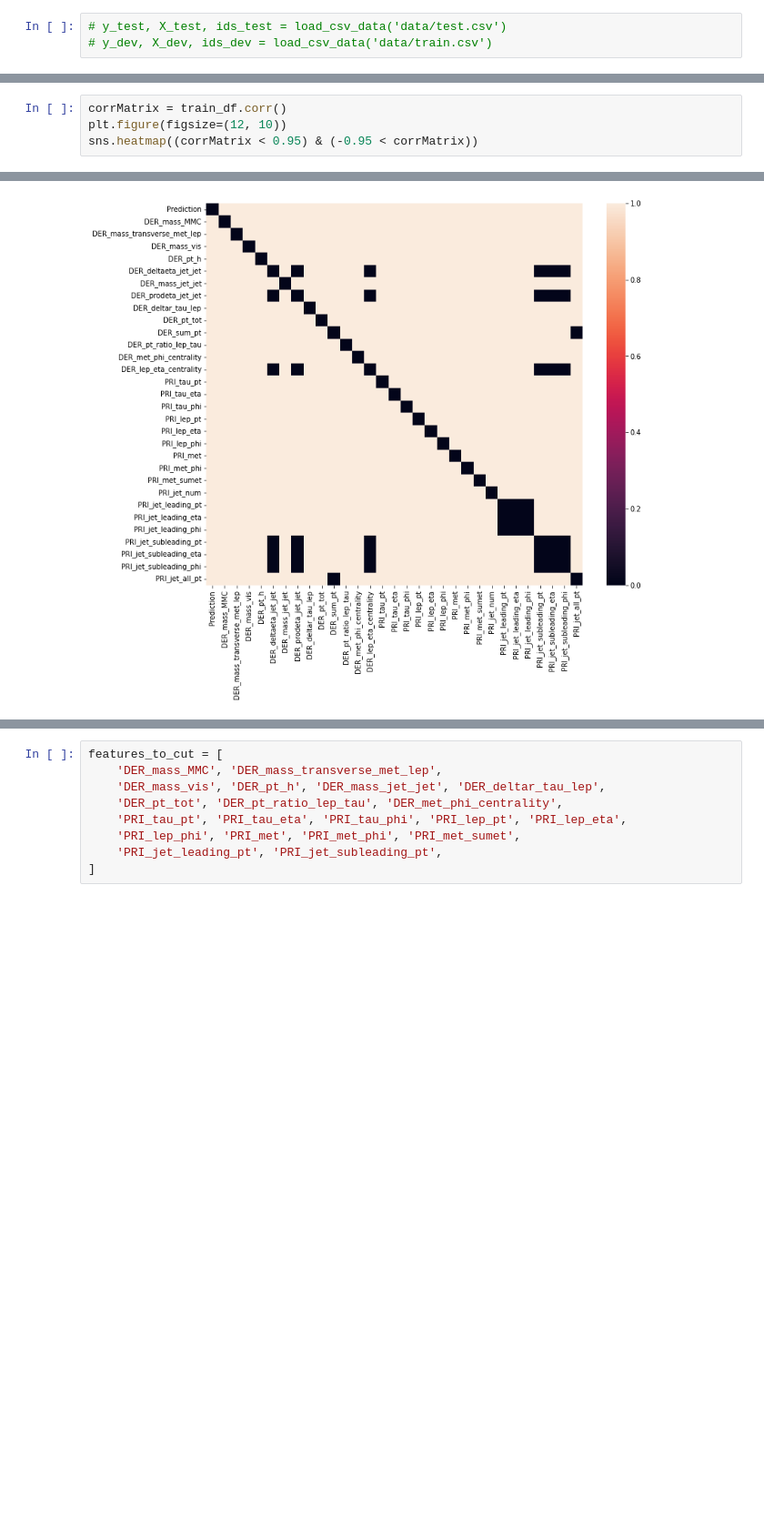
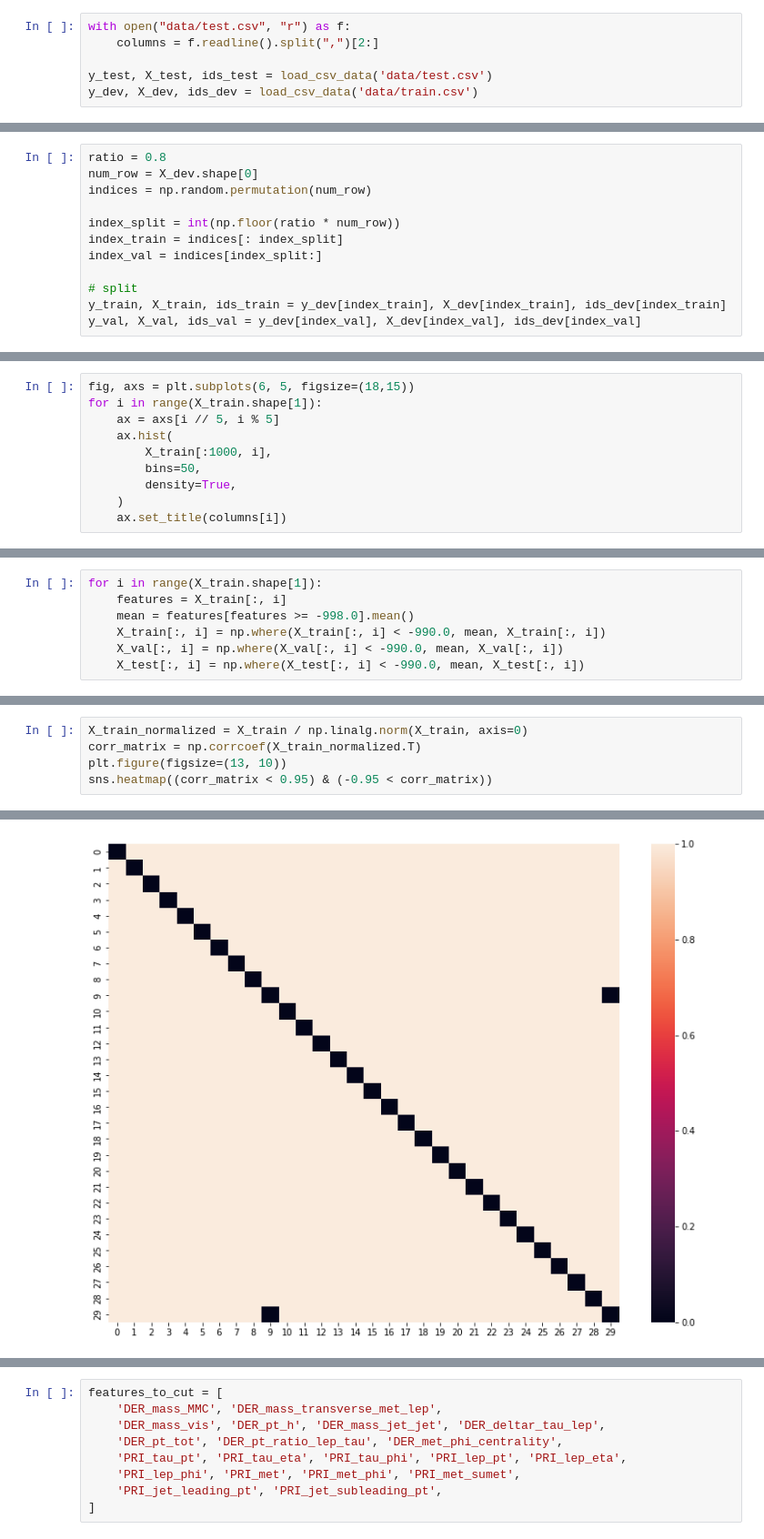
Before and after one commit to maximzubkov/ML_course, a Jupyter notebook: projects/project1/features.ipynb, the cells around one changed output, grey strips where cells are left out. Shown at 91% size. Drawn from its saved outputs; the diff is of its cells as text; blank space fills up the shorter version.

```diff
--- a/projects/project1/features.ipynb
+++ b/projects/project1/features.ipynb
@@ -10,3 +16,6 @@ ModuleNotFoundError: No module named 'pandas'
 # %%
-# y_test, X_test, ids_test = load_csv_data('data/test.csv')
-# y_dev, X_dev, ids_dev = load_csv_data('data/train.csv')
+with open("data/test.csv", "r") as f:
+    columns = f.readline().split(",")[2:]
+
+y_test, X_test, ids_test = load_csv_data('data/test.csv')
+y_dev, X_dev, ids_dev = load_csv_data('data/train.csv')
@@ -47,0 +24,12 @@ train_df.describe()
+# %%
+ratio = 0.8
+num_row = X_dev.shape[0]
+indices = np.random.permutation(num_row)
+
+index_split = int(np.floor(ratio * num_row))
+index_train = indices[: index_split]
+index_val = indices[index_split:]
+
+# split
+y_train, X_train, ids_train = y_dev[index_train], X_dev[index_train], ids_dev[index_train]
+y_val, X_val, ids_val = y_dev[index_val], X_dev[index_val], ids_dev[index_val]
@@ -47,0 +38,10 @@ train_df.describe()
+# %%
+fig, axs = plt.subplots(6, 5, figsize=(18,15))
+for i in range(X_train.shape[1]):
+    ax = axs[i // 5, i % 5]
+    ax.hist(
+        X_train[:1000, i],
+        bins=50,
+        density=True,
+    )
+    ax.set_title(columns[i])
@@ -47,0 +52,7 @@ train_df.describe()
+# %%
+for i in range(X_train.shape[1]):
+    features = X_train[:, i]
+    mean = features[features >= -998.0].mean()
+    X_train[:, i] = np.where(X_train[:, i] < -990.0, mean, X_train[:, i])
+    X_val[:, i] = np.where(X_val[:, i] < -990.0, mean, X_val[:, i])
+    X_test[:, i] = np.where(X_test[:, i] < -990.0, mean, X_test[:, i])
@@ -48,7 +73,8 @@ train_df.describe()
 # %%
-corrMatrix = train_df.corr()
-plt.figure(figsize=(12, 10))
-sns.heatmap((corrMatrix < 0.95) & (-0.95 < corrMatrix))
+X_train_normalized = X_train / np.linalg.norm(X_train, axis=0)
+corr_matrix = np.corrcoef(X_train_normalized.T)
+plt.figure(figsize=(13, 10))
+sns.heatmap((corr_matrix < 0.95) & (-0.95 < corr_matrix))
 # %% [output]
 <AxesSubplot:>
-[figure, old version]
+[figure, new version]
```
Also changed, not shown: parts of 46 cells of this notebook.
